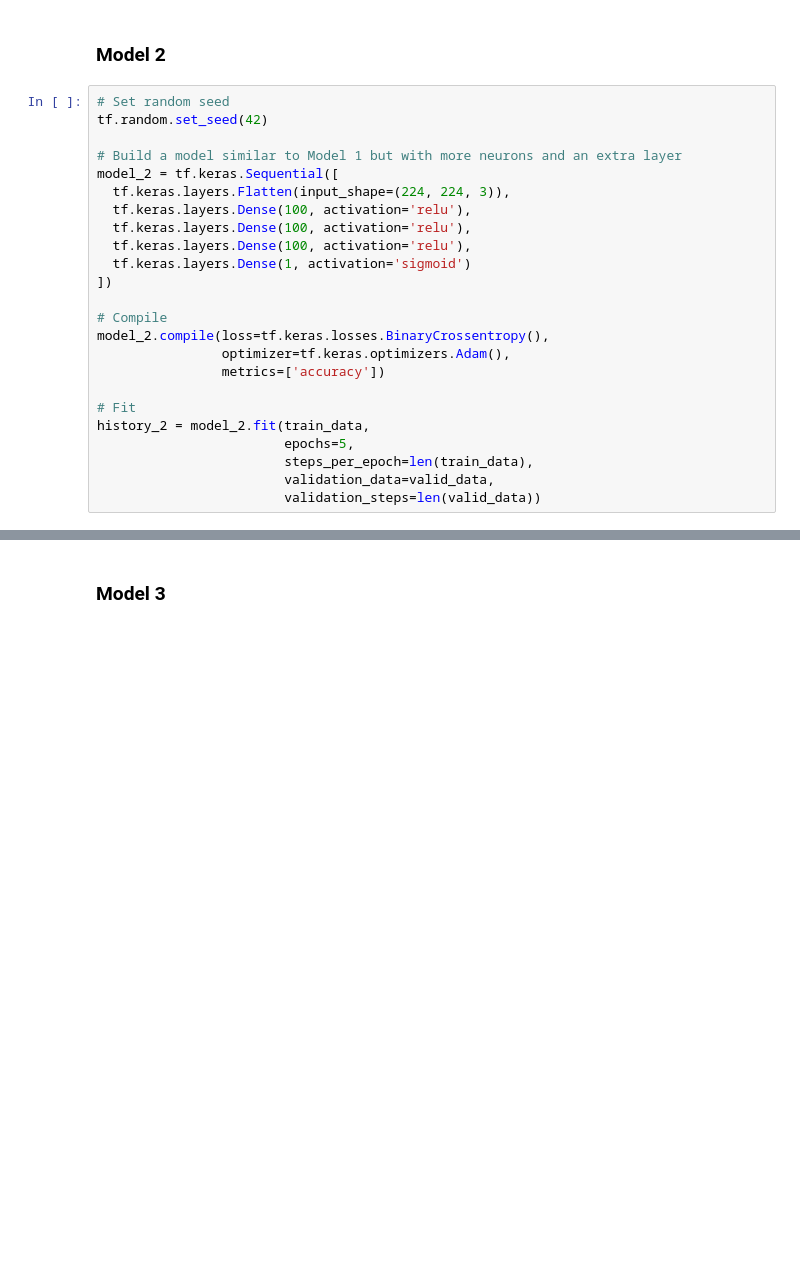
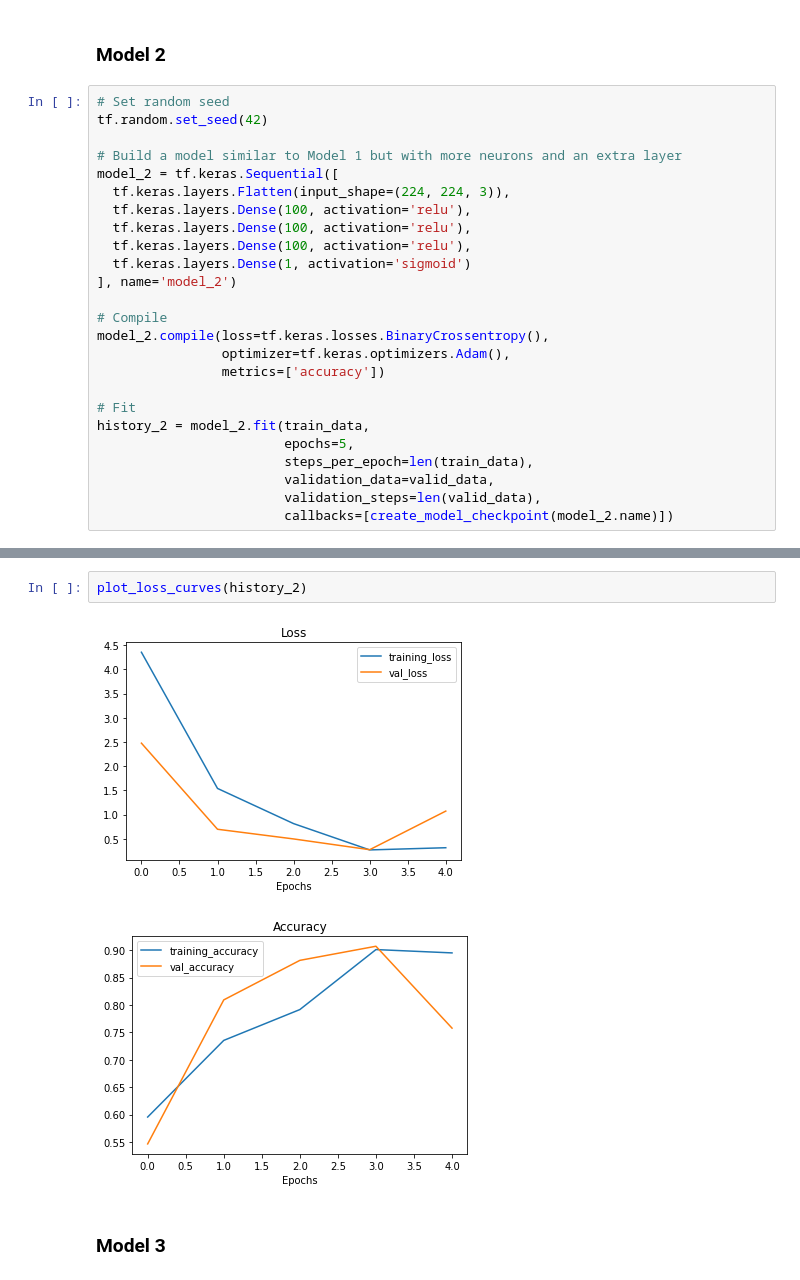
Before and after one commit to jmassery/mask_detector, a Jupyter notebook: computer_vision_mask_detector.ipynb, the cells around one changed output, grey strips where cells are left out. Drawn from its saved outputs; the diff is of its cells as text; blank space fills up the shorter version.

```diff
--- a/computer_vision_mask_detector.ipynb
+++ b/computer_vision_mask_detector.ipynb
@@ -279,7 +344,7 @@ model_2 = tf.keras.Sequential([
   tf.keras.layers.Dense(100, activation='relu'),
   tf.keras.layers.Dense(100, activation='relu'),
   tf.keras.layers.Dense(1, activation='sigmoid')
-])
+], name='model_2')
 
 # Compile
 model_2.compile(loss=tf.keras.losses.BinaryCrossentropy(),
@@ -291,6 +356,7 @@ history_2 = model_2.fit(train_data,
                         epochs=5,
                         steps_per_epoch=len(train_data),
                         validation_data=valid_data,
-                        validation_steps=len(valid_data))
+                        validation_steps=len(valid_data),
+                        callbacks=[create_model_checkpoint(model_2.name)])
 # %% [output]
 Epoch 1/5
@@ -306,3 +398,8 @@ Epoch 5/5
+# %%
+plot_loss_curves(history_2)
+# %% [output]
+[figure, added]
+[figure, added]
 # %% [markdown]
 ### Model 3
 # %%
```
Also changed, not shown: parts of 33 cells of this notebook.
